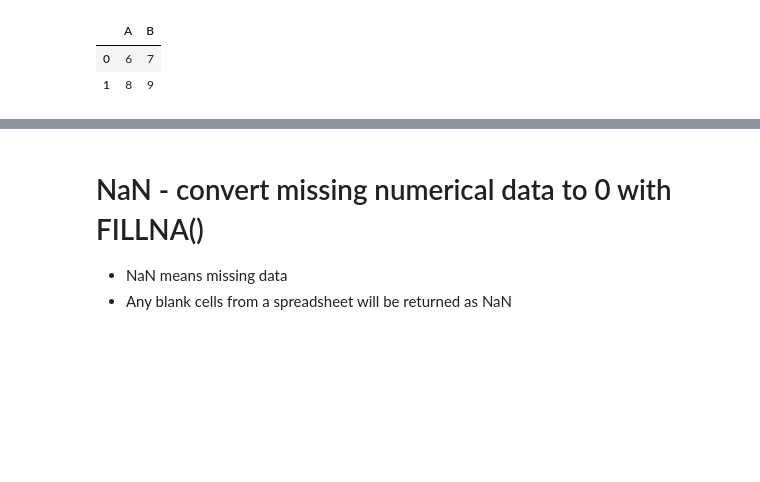
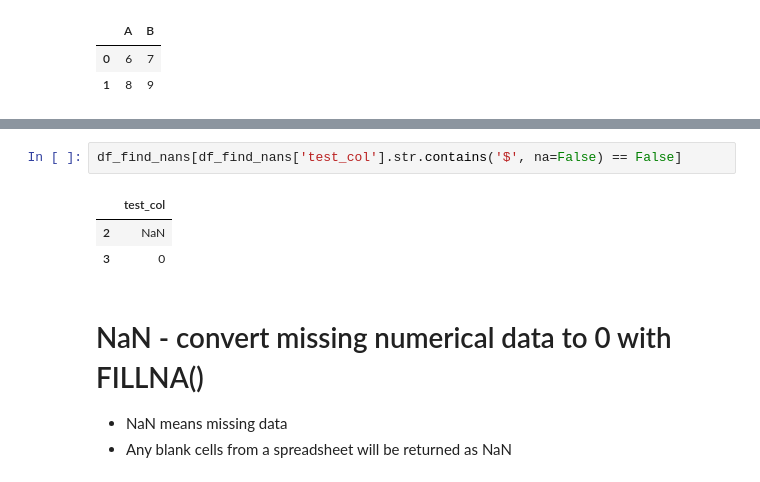
Before and after one commit to richardgourley/pandas-one-pagers, a Jupyter notebook: pandas-one-pager.ipynb, the cells around one changed output, grey strips where cells are left out. Saved outputs shown, nothing was run; the diff lists cells and outputs as text; blank space fills up the shorter version.

```diff
--- a/pandas-one-pager.ipynb
+++ b/pandas-one-pager.ipynb
@@ -512,3 +554,9 @@ df_nums
+# %%
+df_find_nans[df_find_nans['test_col'].str.contains('$', na=False) == False]
+# %% [output]
+|  | test_col |
+| 2 | NaN |
+| 3 | 0 |
 # %% [markdown]
 # NaN - convert missing numerical data to 0 with FILLNA()
 - NaN means missing data
```
Also changed, not shown: parts of 9 cells of this notebook.
